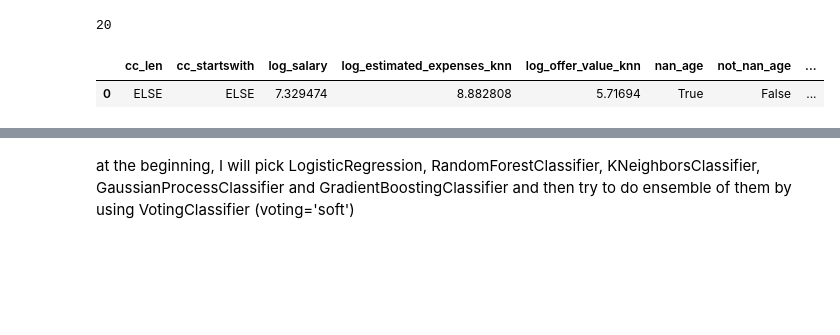
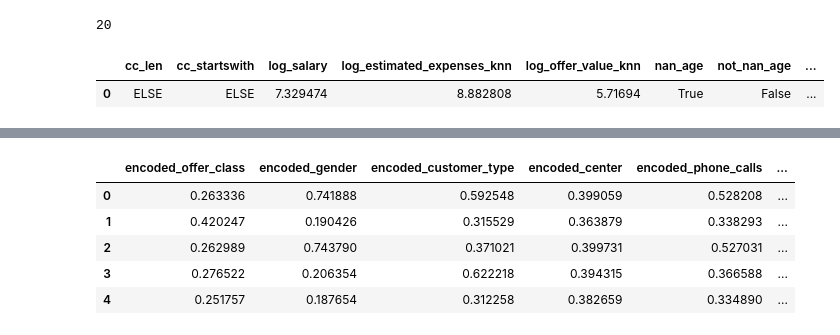
Before and after one commit to mjasieczko/new_offer_success_predictor, a Jupyter notebook: notebooks/2_Modelling.ipynb, the cells around one changed output, grey strips where cells are left out. Saved outputs shown, nothing was run; the diff lists cells and outputs as text; code cells hidden in the pictures; blank space fills up the shorter version.

Commit message:
Added loo_grid_search_cv function to support GridSearchCV for Leave One Out Categorical Encoder.

```diff
--- a/notebooks/2_Modelling.ipynb
+++ b/notebooks/2_Modelling.ipynb
@@ -617,2 +423,32 @@ Type:      function
-# %% [markdown]
-at the beginning, I will pick LogisticRegression, RandomForestClassifier, KNeighborsClassifier, GaussianProcessClassifier and GradientBoostingClassifier and then try to do ensemble of them by using VotingClassifier (voting='soft')
+# %%
+email_ohe_names = {0: '0_emails',
+                   1: '1_email',
+                   2: '2_emails',
+                   3: '3_emails',
+                   4: '4_emails',
+                   5: '5_emails'
+                   }
+# %%
+encoded_df, accuracies, parameters,  recalls, cms = loo_grid_search_cv(
+                                                     train_df=processed_train_df,
+                                                     model='LogisticRegression',
+                                                     params_grid=params_grid,
+                                                     columns_to_encode=['offer_class', 'gender', 'customer_type',
+                                                                        'center', 'phone_calls', 'cc_len', 'cc_startswith'],
+                                                     columns_to_drop_from_training=['salary', 'scaled_salary',
+                                                                                    'scaled_age_knn', 'scaled_estimated_expenses_knn',
+                                                                                    'scaled_offer_value_knn', 'estimated_expenses_knn', 'offer_value_knn',
+                                                                                    'age_knn', 'log_age_knn', 'age'],
+                                                     email_ohe_names=email_ohe_names,
+                                                     mean=1,
+                                                     std=0.05,
+                                                     n_folds=5)
+# %%
+encoded_df.head()
+# %% [output]
+|  | encoded_offer_class | encoded_gender | encoded_customer_type | encoded_center | encoded_phone_calls | ... |
+| 0 | 0.263336 | 0.741888 | 0.592548 | 0.399059 | 0.528208 | ... |
+| 1 | 0.420247 | 0.190426 | 0.315529 | 0.363879 | 0.338293 | ... |
+| 2 | 0.262989 | 0.743790 | 0.371021 | 0.399731 | 0.527031 | ... |
+| 3 | 0.276522 | 0.206354 | 0.622218 | 0.394315 | 0.366588 | ... |
+| 4 | 0.251757 | 0.187654 | 0.312258 | 0.382659 | 0.334890 | ... |
```
Also changed, not shown: parts of 51 cells of this notebook, 1 other file.
